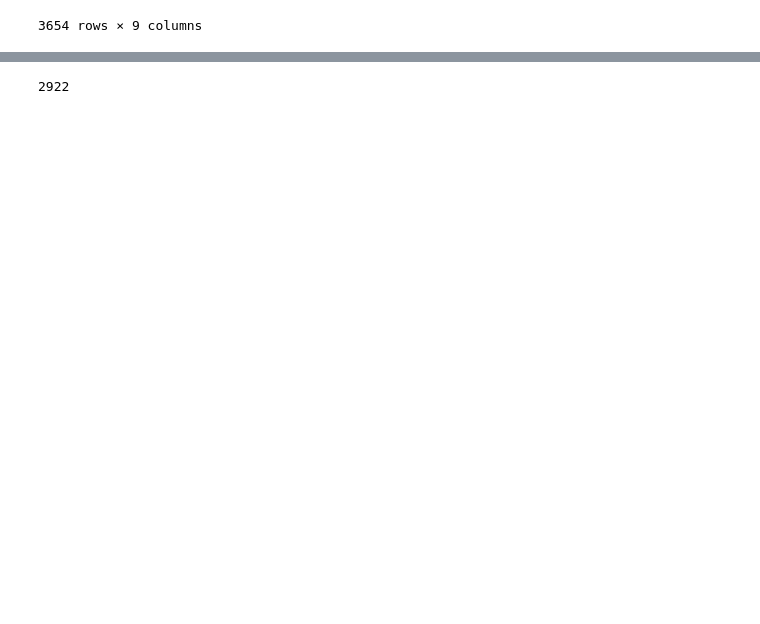
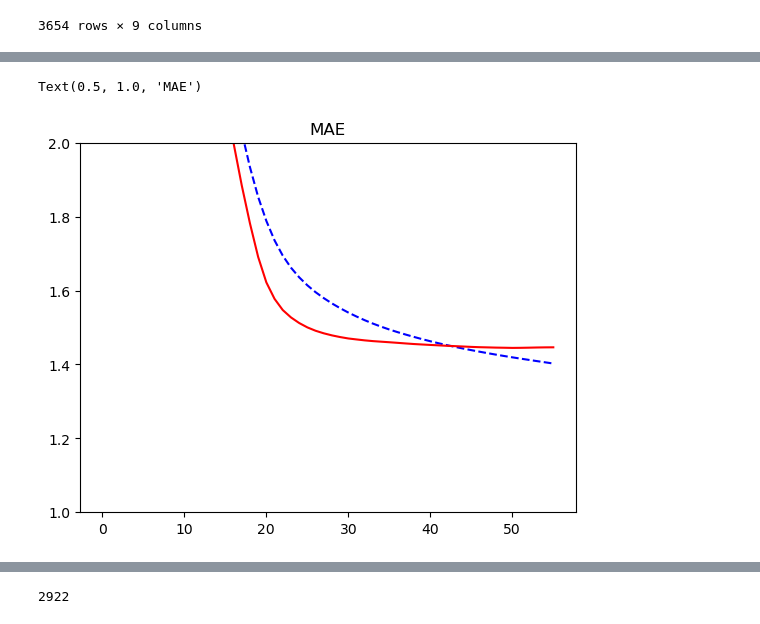
Before and after one commit to MinhyukWoo/keras_lecture, a Jupyter notebook: deep_learning_with_python/kaggle_climate/simple_lstm.ipynb, the cells around one changed output, grey strips where cells are left out. Cells and saved outputs as stored; diff of their text form; code cells hidden in the pictures; blank space fills up the shorter version.

```diff
--- a/deep_learning_with_python/kaggle_climate/simple_lstm.ipynb
+++ b/deep_learning_with_python/kaggle_climate/simple_lstm.ipynb
@@ -141 +194,10 @@ Epoch 20/20
+# %%
+epochs = len(history.history["MAE"])
+plt.plot(range(epochs), history.history["MAE"], "b--")
+plt.plot(range(epochs), history.history["val_MAE"], "r")
+plt.ylim(1, 2)
+plt.title("MAE")
+# %% [output]
+Text(0.5, 1.0, 'MAE')
+[figure, added]
 # %%
```
Also changed, not shown: parts of 9 cells of this notebook, 3 other files.
